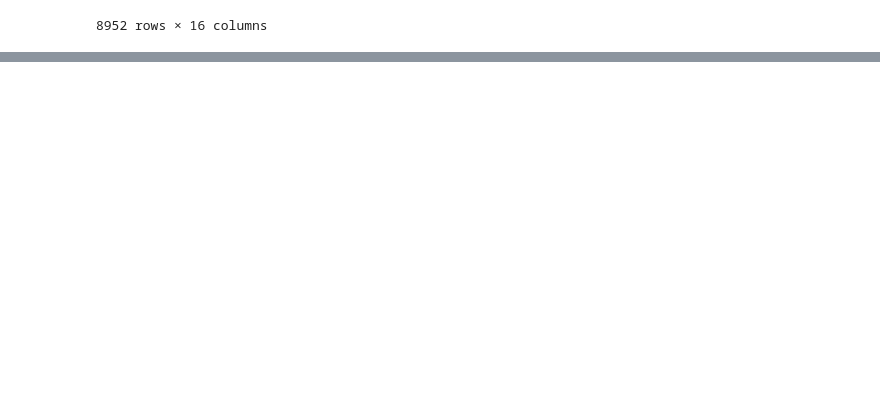
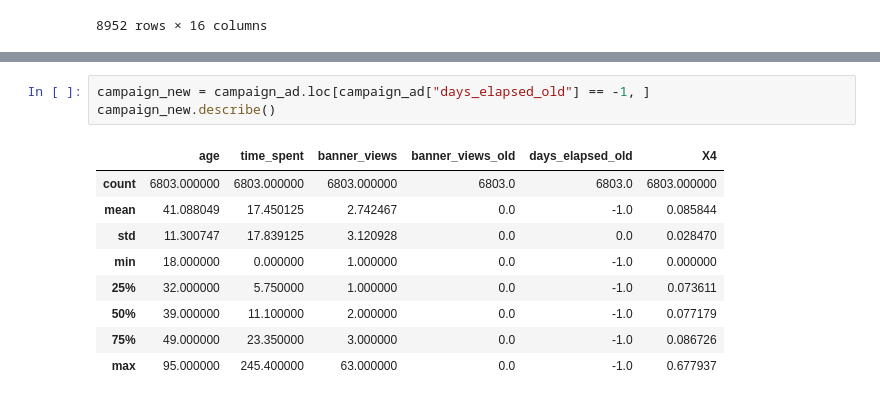
Before and after one commit to LuciaCam/ML_kaggle_competition, a Jupyter notebook: Data exploration.ipynb, the cells around one changed output, grey strips where cells are left out. Saved outputs shown, nothing was run; the diff lists cells and outputs as text; blank space fills up the shorter version.

```diff
--- a/Data exploration.ipynb
+++ b/Data exploration.ipynb
@@ -172,0 +254,13 @@ ggplot(camp_cat_melt
+# %%
+campaign_new = campaign_ad.loc[campaign_ad["days_elapsed_old"] == -1, ]
+campaign_new.describe()
+# %% [output]
+|  | age | time_spent | banner_views | banner_views_old | days_elapsed_old | X4 |
+| count | 6803.000000 | 6803.000000 | 6803.000000 | 6803.0 | 6803.0 | 6803.000000 |
+| mean | 41.088049 | 17.450125 | 2.742467 | 0.0 | -1.0 | 0.085844 |
+| std | 11.300747 | 17.839125 | 3.120928 | 0.0 | 0.0 | 0.028470 |
+| min | 18.000000 | 0.000000 | 1.000000 | 0.0 | -1.0 | 0.000000 |
+| 25% | 32.000000 | 5.750000 | 1.000000 | 0.0 | -1.0 | 0.073611 |
+| 50% | 39.000000 | 11.100000 | 2.000000 | 0.0 | -1.0 | 0.077179 |
+| 75% | 49.000000 | 23.350000 | 3.000000 | 0.0 | -1.0 | 0.086726 |
+| max | 95.000000 | 245.400000 | 63.000000 | 0.0 | -1.0 | 0.677937 |
```
Also changed, not shown: parts of 15 cells of this notebook.
